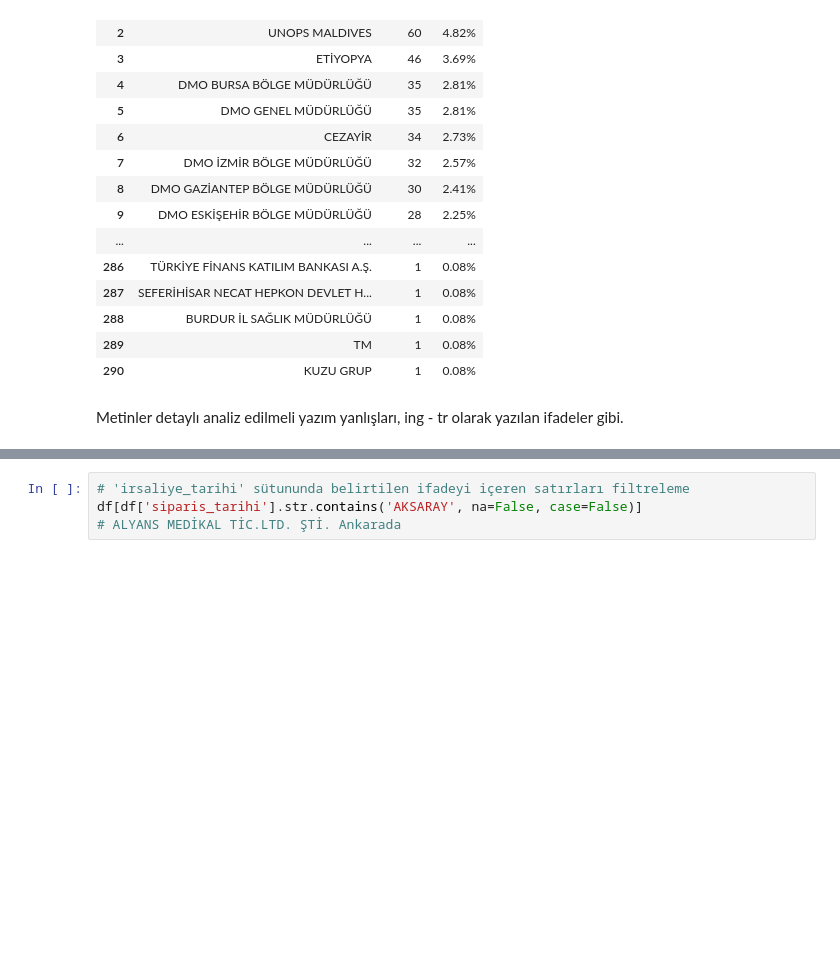
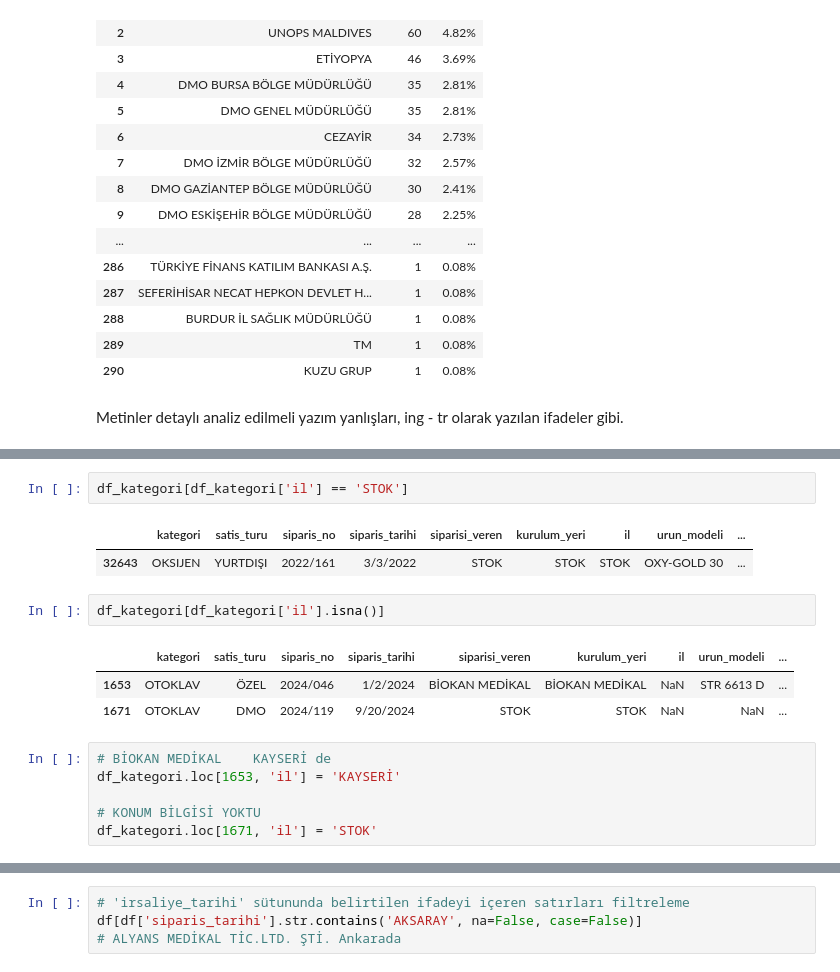
Before and after one commit to Duygu-Jones/LLM_Playground, a Jupyter notebook: 01_EDA/KATEGORILER/01_Otoklav_Oksijen/FNur/FNUR_EDA_NOTEBOOK_OTOKLAV_OKSIJEN_SATIS.ipynb, the cells around one changed output, grey strips where cells are left out. Drawn from its saved outputs; the diff is of its cells as text; blank space fills up the shorter version.

```diff
--- a/01_EDA/KATEGORILER/01_Otoklav_Oksijen/FNur/FNUR_EDA_NOTEBOOK_OTOKLAV_OKSIJEN_SATIS.ipynb
+++ b/01_EDA/KATEGORILER/01_Otoklav_Oksijen/FNur/FNUR_EDA_NOTEBOOK_OTOKLAV_OKSIJEN_SATIS.ipynb
@@ -965,0 +753,17 @@ df[df['siparis_no'] == '2018/037']
+# %%
+df_kategori[df_kategori['il'] == 'STOK']
+# %% [output]
+|  | kategori | satis_turu | siparis_no | siparis_tarihi | siparisi_veren | kurulum_yeri | il | urun_modeli | ... |
+| 32643 | OKSIJEN | YURTDIŞI | 2022/161 | 3/3/2022 | STOK | STOK | STOK | OXY-GOLD 30 | ... |
+# %%
+df_kategori[df_kategori['il'].isna()]
+# %% [output]
+|  | kategori | satis_turu | siparis_no | siparis_tarihi | siparisi_veren | kurulum_yeri | il | urun_modeli | ... |
+| 1653 | OTOKLAV | ÖZEL | 2024/046 | 1/2/2024 | BİOKAN MEDİKAL | BİOKAN MEDİKAL | NaN | STR 6613 D | ... |
+| 1671 | OTOKLAV | DMO | 2024/119 | 9/20/2024 | STOK | STOK | NaN | NaN | ... |
+# %%
+# BİOKAN MEDİKAL	KAYSERİ de
+df_kategori.loc[1653, 'il'] = 'KAYSERİ'
+
+# KONUM BİLGİSİ YOKTU
+df_kategori.loc[1671, 'il'] = 'STOK'
```
Also changed, not shown: parts of 78 cells of this notebook.
